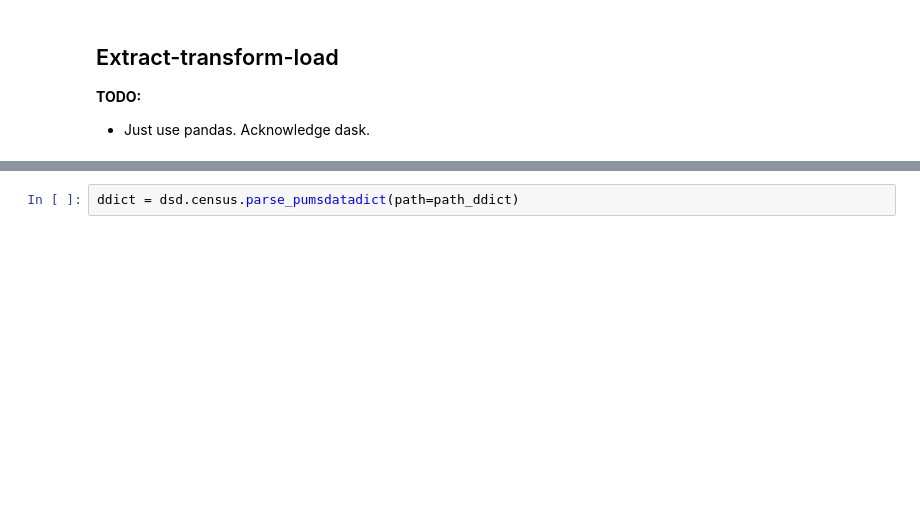
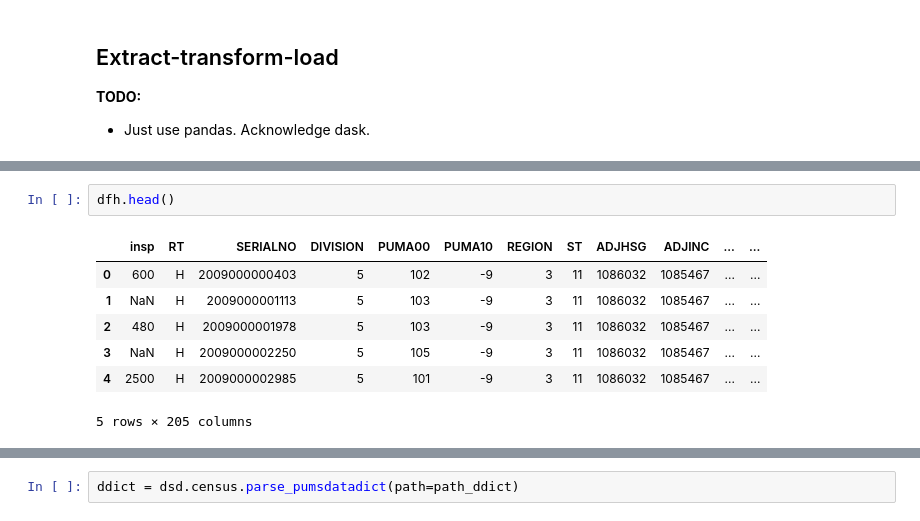
Before and after one commit to stharrold/stharrold.github.io, a Jupyter notebook: content/static/20151230-predict-household-income-from-census/20151230-predict-household-income-from-census.ipynb, the cells around one changed output, grey strips where cells are left out. Cells and saved outputs as stored; diff of their text form; blank space fills up the shorter version.

```diff
--- a/content/static/20151230-predict-household-income-from-census/20151230-predict-household-income-from-census.ipynb
+++ b/content/static/20151230-predict-household-income-from-census/20151230-predict-household-income-from-census.ipynb
@@ -84,0 +83,10 @@ df.describe(percentiles=percentiles, include='all')
+# %%
+dfh.head()
+# %% [output]
+|  | insp | RT | SERIALNO | DIVISION | PUMA00 | PUMA10 | REGION | ST | ADJHSG | ADJINC | ... | ... |
+| 0 | 600 | H | 2009000000403 | 5 | 102 | -9 | 3 | 11 | 1086032 | 1085467 | ... | ... |
+| 1 | NaN | H | 2009000001113 | 5 | 103 | -9 | 3 | 11 | 1086032 | 1085467 | ... | ... |
+| 2 | 480 | H | 2009000001978 | 5 | 103 | -9 | 3 | 11 | 1086032 | 1085467 | ... | ... |
+| 3 | NaN | H | 2009000002250 | 5 | 105 | -9 | 3 | 11 | 1086032 | 1085467 | ... | ... |
+| 4 | 2500 | H | 2009000002985 | 5 | 101 | -9 | 3 | 11 | 1086032 | 1085467 | ... | ... |
+5 rows × 205 columns
```
Also changed, not shown: parts of 20 cells of this notebook.
